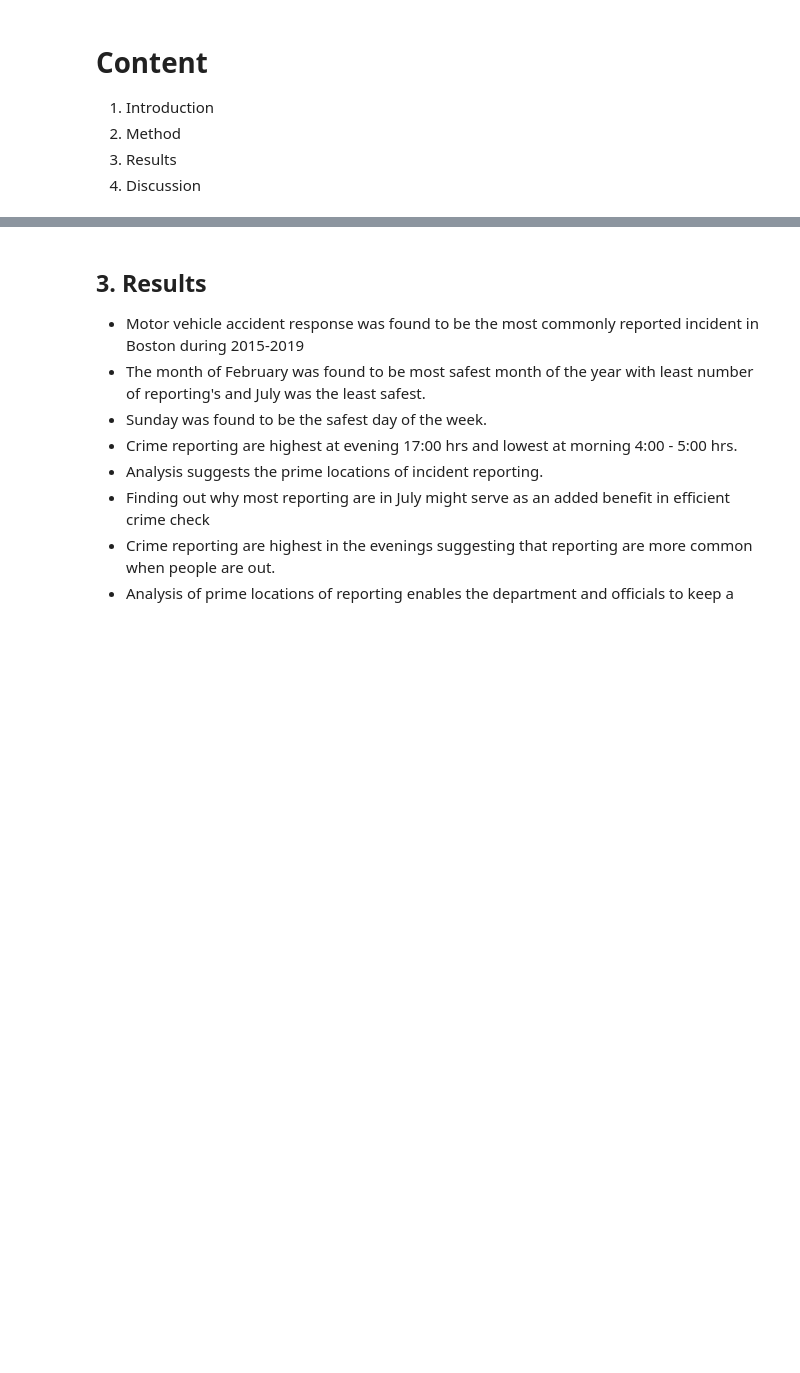
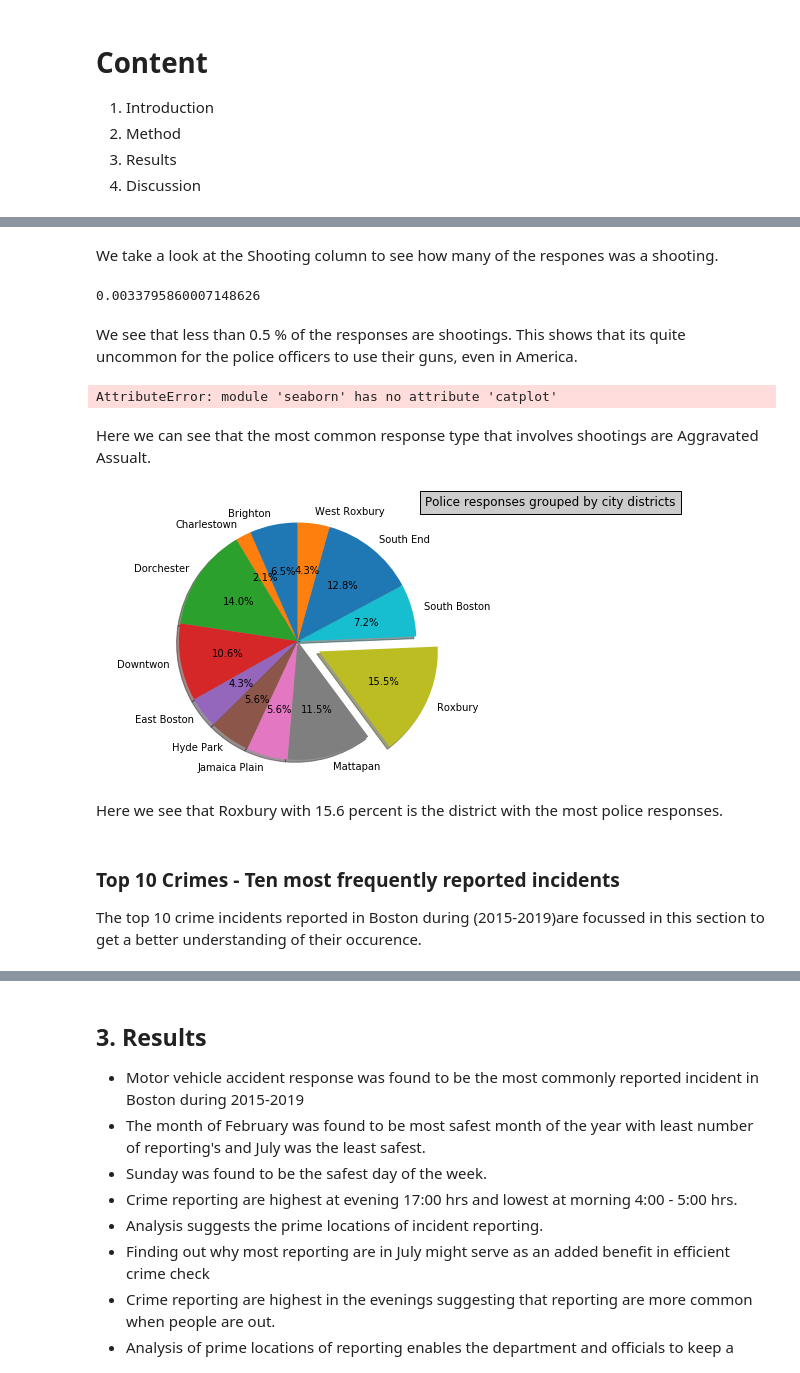
Before and after one commit to mathiasjoh/dat121, a Jupyter notebook: Report_dat121_inProgress.ipynb, the cells around one changed output, grey strips where cells are left out. Saved outputs shown, nothing was run; the diff lists cells and outputs as text; code cells hidden in the pictures; blank space fills up the shorter version.

```diff
--- a/Report_dat121_inProgress.ipynb
+++ b/Report_dat121_inProgress.ipynb
@@ -41,0 +409,47 @@ The preprocessing of the data will be further described in the section of Data H
+# %% [markdown]
+We take a look at the Shooting column to see how many of the respones was a shooting.
+# %%
+# Calculate percentage of responses are shootings
+perc_shooting = 184014/184638
+1-perc_shooting
+# %% [output]
+0.0033795860007148626
+# %% [markdown]
+We see that less than 0.5 % of the responses are shootings. This shows that its quite uncommon for the police officers to use their guns, even in America.
+# %%
+# Plot response type related to shootings.
+data_shooting = data[data.Shooting != "N"]
+sns.catplot(y='Group',
+           kind='count',
+            height=8,
+            aspect=1.5,
+            order=data_shooting.Group.value_counts().index[0:10],
+           data=data_shooting)
+plt.suptitle("Crime related to shootings", y=1, fontsize=15, fontweight=0, color='black', style='italic')
+# %% [output]
+AttributeError: module 'seaborn' has no attribute 'catplot'
+# %% [markdown]
+Here we can see that the most common response type that involves shootings are Aggravated Assualt.
+# %%
+#Create Pieplot for how responses are distrobuted between the districts
+labels = data['District'].astype('category').cat.categories.tolist()
+counts = data['District'].value_counts()
+sizes = [counts[var_cat] for var_cat in labels]
+# only "explode" the 9nd slice (i.e. 'Roxbury')
+explode = (0, 0, 0, 0, 0, 0, 0, 0, 0.2, 0, 0 ,0)
+fig1, ax1 = plt.subplots()
+ax1.pie(sizes, explode=explode, labels=labels, autopct='%1.1f%%',
+        shadow=True, startangle=90)# Equal aspect ratio ensures that pie is drawn as a circle
+ax1.axis('equal')
+plt.tight_layout()
+plt.title("Police responses grouped by city districts", loc="center",
+          bbox={'facecolor':'0.8', 'pad':5}, position=(1.1,1))
+plt.show()
+# %% [output]
+[figure, added]
+# %% [markdown]
+Here we see that Roxbury with 15.6 percent is the district with the most police responses.
+# %% [markdown]
+### Top 10 Crimes - Ten most frequently reported incidents
+
+The top 10 crime incidents reported in Boston during (2015-2019)are focussed in this section to get a better understanding of their occurence.
```
Also changed, not shown: parts of 101 cells of this notebook, 1 other file.
